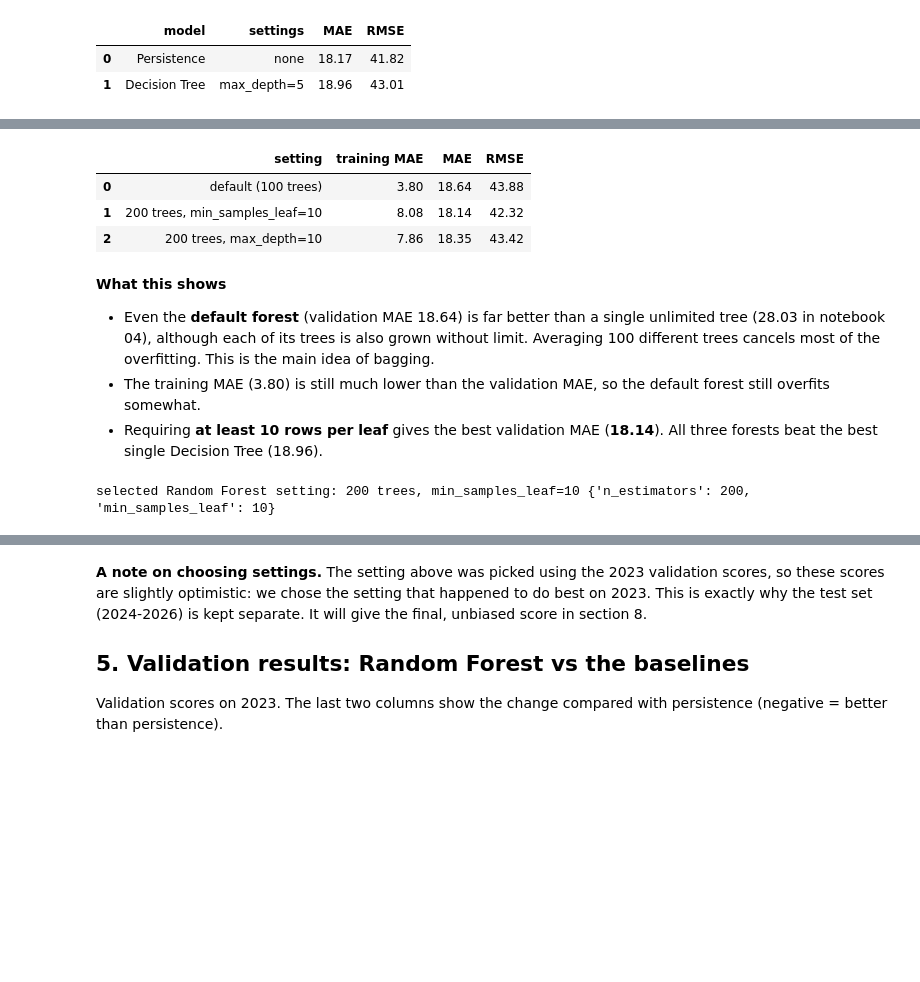
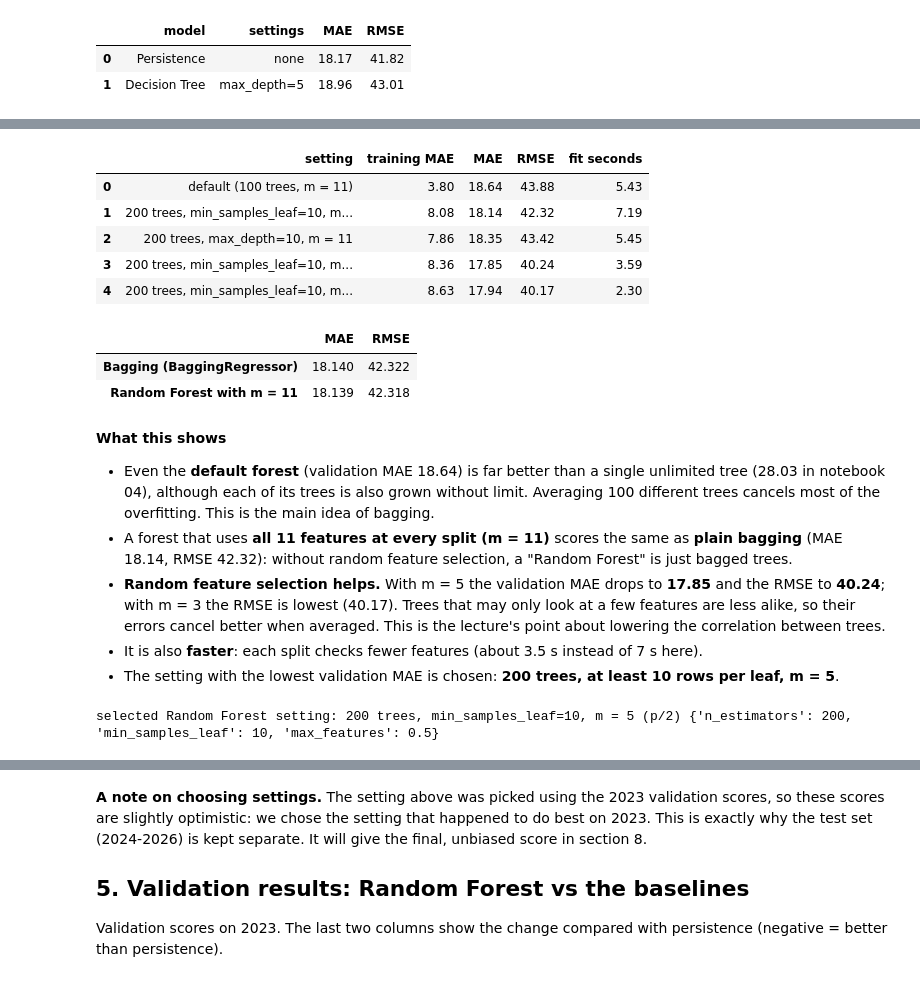
Before and after one commit to AdeepaK2/Sri-Lanka-Dengue-Outbreak-Risk-Prediction-and-Surveillance-Dashboard-, a Jupyter notebook: notebooks analysis/05_bagging_random_forest.ipynb, the cells around one changed output, grey strips where cells are left out. Cells and saved outputs as stored; diff of their text form; code cells hidden in the pictures; blank space fills up the shorter version.

```diff
--- a/notebooks analysis/05_bagging_random_forest.ipynb
+++ b/notebooks analysis/05_bagging_random_forest.ipynb
@@ -142,0 +147,12 @@ A **Random Forest** is bagging of decision trees with the random-feature step ad
+# %%
+bagging = BaggingRegressor(DecisionTreeRegressor(min_samples_leaf=10), n_estimators=200,
+                           oob_score=True, random_state=RANDOM_STATE, n_jobs=-1)
+start = time.perf_counter()
+bagging.fit(X_train, y_train)
+bagging_fit_seconds = time.perf_counter() - start
+bagging.set_params(n_jobs=1)
+
+predictions["Bagging"] = bagging.predict(X_valid)
+results.append({"model": "Bagging", "settings": "200 trees, min_samples_leaf=10, all 11 features",
+                **evaluate(y_valid, predictions["Bagging"])})
+pd.DataFrame(results).set_index("model").round(2)
@@ -143,33 +176,53 @@ A **Random Forest** is bagging of decision trees with the random-feature step ad
 # %%
 forest_settings = {
-    "default (100 trees)": {"n_estimators": 100},
-    "200 trees, min_samples_leaf=10": {"n_estimators": 200, "min_samples_leaf": 10},
-    "200 trees, max_depth=10": {"n_estimators": 200, "max_depth": 10},
+    "default (100 trees, m = 11)": {"n_estimators": 100},
+    "200 trees, min_samples_leaf=10, m = 11": {"n_estimators": 200, "min_samples_leaf": 10},
+    "200 trees, max_depth=10, m = 11": {"n_estimators": 200, "max_depth": 10},
+    "200 trees, min_samples_leaf=10, m = 5 (p/2)": {"n_estimators": 200, "min_samples_leaf": 10, "max_features": 0.5},
+    "200 trees, min_samples_leaf=10, m = 3 (sqrt p)": {"n_estimators": 200, "min_samples_leaf": 10, "max_features": "sqrt"},
 }
 
 forest_rows = []
 forest_models = {}
 for name, params in forest_settings.items():
     forest = RandomForestRegressor(**params, random_state=RANDOM_STATE, n_jobs=-1)
+    start = time.perf_counter()
     forest.fit(X_train, y_train)
+    fit_seconds = time.perf_counter() - start
+    forest.set_params(n_jobs=1)
     forest_models[name] = forest
 
     train_mae = mean_absolute_error(y_train, forest.predict(X_train))
-    forest_rows.append({"setting": name, "training MAE": train_mae, **evaluate(y_valid, forest.predict(X_valid))})
+    forest_rows.append({"setting": name, "training MAE": train_mae, **evaluate(y_valid, forest.predict(X_valid)),
+                        "fit seconds": fit_seconds})
 
 forest_results = pd.DataFrame(forest_rows)
 forest_results.round(2)
 # %% [output]
-|  | setting | training MAE | MAE | RMSE |
-| 0 | default (100 trees) | 3.80 | 18.64 | 43.88 |
-| 1 | 200 trees, min_samples_leaf=10 | 8.08 | 18.14 | 42.32 |
-| 2 | 200 trees, max_depth=10 | 7.86 | 18.35 | 43.42 |
+|  | setting | training MAE | MAE | RMSE | fit seconds |
+| 0 | default (100 trees, m = 11) | 3.80 | 18.64 | 43.88 | 5.43 |
+| 1 | 200 trees, min_samples_leaf=10, m... | 8.08 | 18.14 | 42.32 | 7.19 |
+| 2 | 200 trees, max_depth=10, m = 11 | 7.86 | 18.35 | 43.42 | 5.45 |
+| 3 | 200 trees, min_samples_leaf=10, m... | 8.36 | 17.85 | 40.24 | 3.59 |
+| 4 | 200 trees, min_samples_leaf=10, m... | 8.63 | 17.94 | 40.17 | 2.30 |
+# %%
+# check: a Random Forest with m = 11 (all features) is plain bagging of trees
+# (the two use different random number streams, so the trees differ slightly, but the method is the same)
+rf_all_features = forest_models["200 trees, min_samples_leaf=10, m = 11"]
+pd.DataFrame({"Bagging (BaggingRegressor)": evaluate(y_valid, predictions["Bagging"]),
+              "Random Forest with m = 11": evaluate(y_valid, rf_all_features.predict(X_valid))}).T.round(3)
+# %% [output]
+|  | MAE | RMSE |
+| Bagging (BaggingRegressor) | 18.140 | 42.322 |
+| Random Forest with m = 11 | 18.139 | 42.318 |
 # %% [markdown]
 **What this shows**
 
 - Even the **default forest** (validation MAE 18.64) is far better than a single unlimited tree (28.03 in notebook 04), although each of its trees is also grown without limit. Averaging 100 different trees cancels most of the overfitting. This is the main idea of bagging.
-- The training MAE (3.80) is still much lower than the validation MAE, so the default forest still overfits somewhat.
-- Requiring **at least 10 rows per leaf** gives the best validation MAE (**18.14**). All three forests beat the best single Decision Tree (18.96).
+- A forest that uses **all 11 features at every split (m = 11)** scores the same as **plain bagging** (MAE 18.14, RMSE 42.32): without random feature selection, a "Random Forest" is just bagged trees.
+- **Random feature selection helps.** With m = 5 the validation MAE drops to **17.85** and the RMSE to **40.24**; with m = 3 the RMSE is lowest (40.17). Trees that may only look at a few features are less alike, so their errors cancel better when averaged. This is the lecture's point about lowering the correlation between trees.
+- It is also **faster**: each split checks fewer features (about 3.5 s instead of 7 s here).
+- The setting with the lowest validation MAE is chosen: **200 trees, at least 10 rows per leaf, m = 5**.
 # %%
 best_forest_name = forest_results.loc[forest_results["MAE"].idxmin(), "setting"]
 best_forest = forest_models[best_forest_name]
@@ -180,4 +233,4 @@ predictions["Random Forest"] = best_forest.predict(X_valid)
 results.append({"model": "Random Forest", "settings": best_forest_name,
                 **evaluate(y_valid, predictions["Random Forest"])})
 # %% [output]
-selected Random Forest setting: 200 trees, min_samples_leaf=10 {'n_estimators': 200, 'min_samples_leaf': 10}
+selected Random Forest setting: 200 trees, min_samples_leaf=10, m = 5 (p/2) {'n_estimators': 200, 'min_samples_leaf': 10, 'max_features': 0.5}
```
Also changed, not shown: parts of 29 cells of this notebook, 21 other files.
